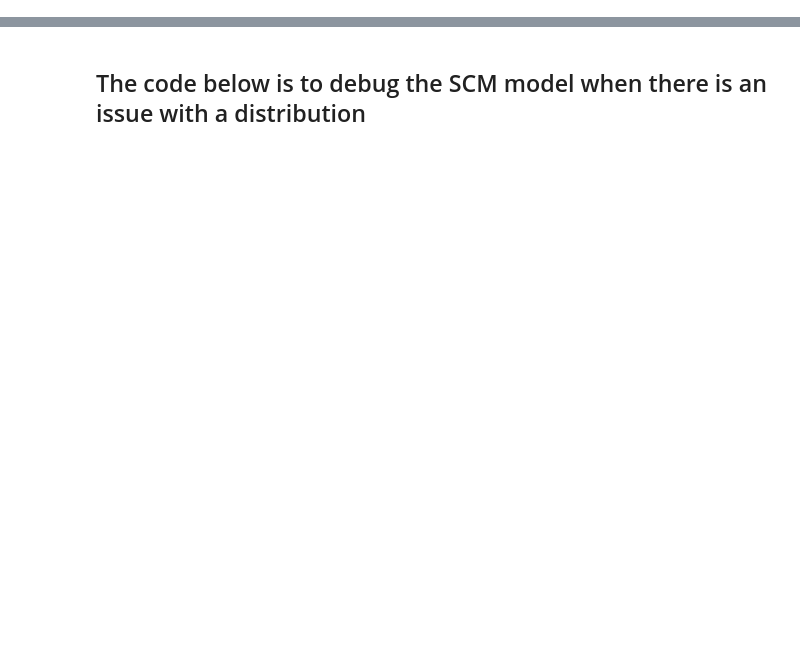
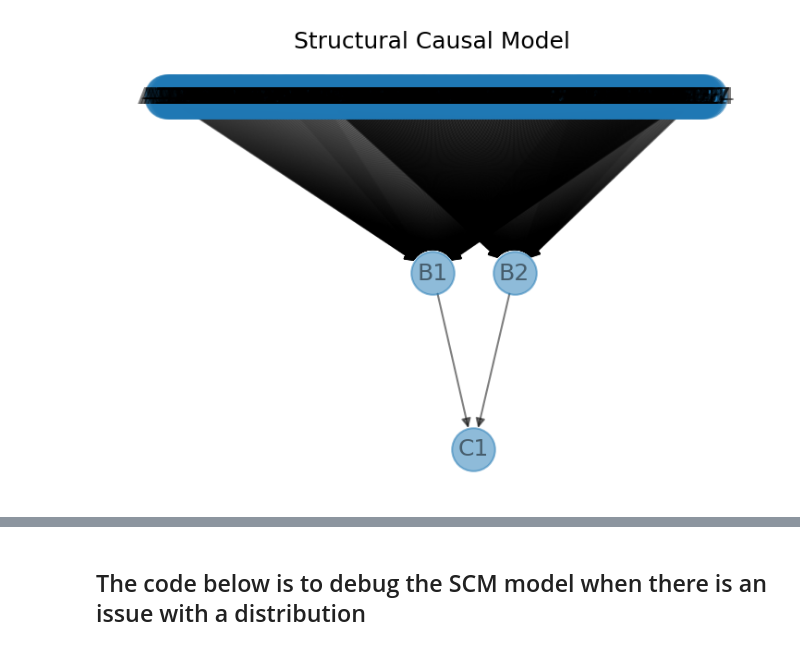
Before and after one commit to uvnikgupta/CDT, a Jupyter notebook: scm/test_dynamic_scm.ipynb, the cells around one changed output, grey strips where cells are left out. Saved outputs shown, nothing was run; the diff lists cells and outputs as text; code cells hidden in the pictures; blank space fills up the shorter version.

```diff
--- a/scm/test_dynamic_scm.ipynb
+++ b/scm/test_dynamic_scm.ipynb
@@ -158 +197,8 @@ will be removed in a future version of SymPy.
 100 rows × 413 columns
+# %%
+input_nodes = [350, 2, 1]
+dSCM = DynamicSCM()
+scm = dSCM.create(input_nodes)
+scm.plot();
+# %% [output]
+[figure, added]
```
Also changed, not shown: parts of 11 cells of this notebook, 2 other files.
